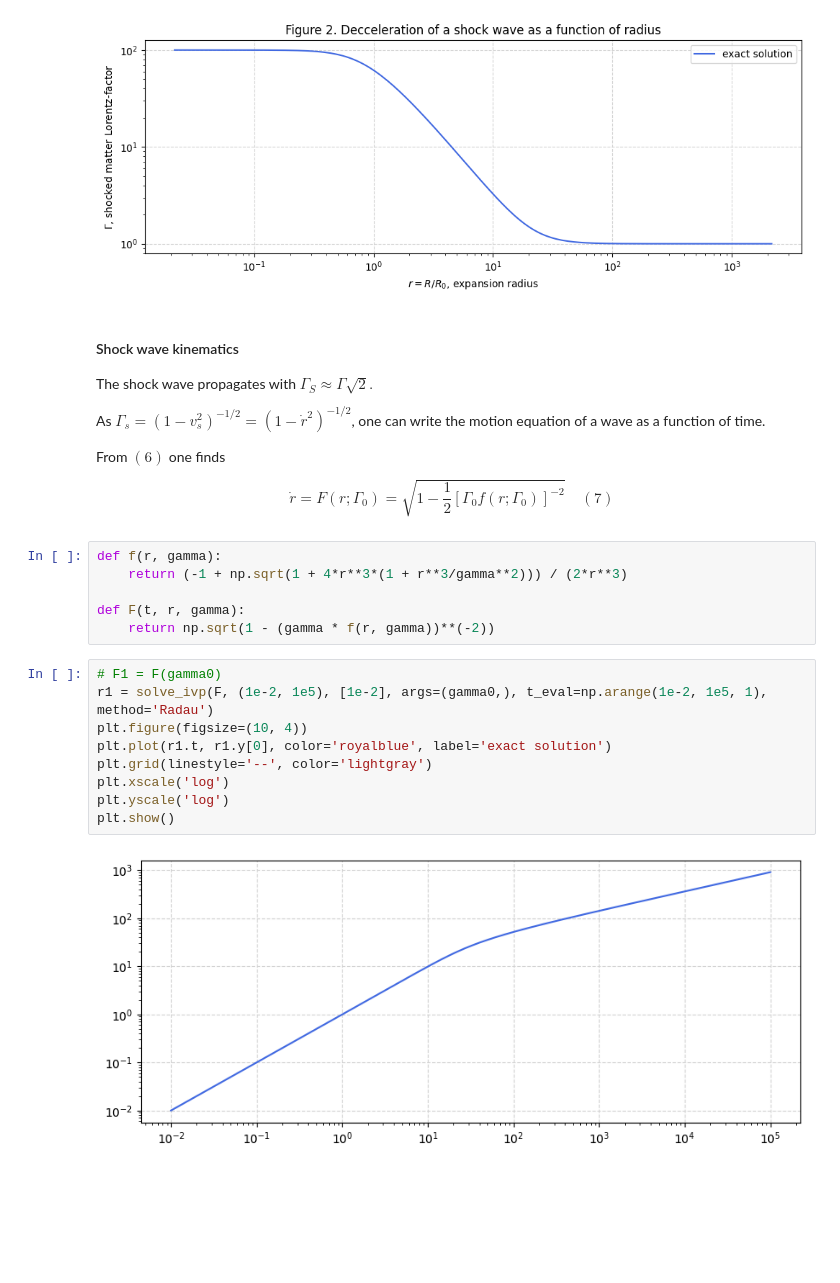
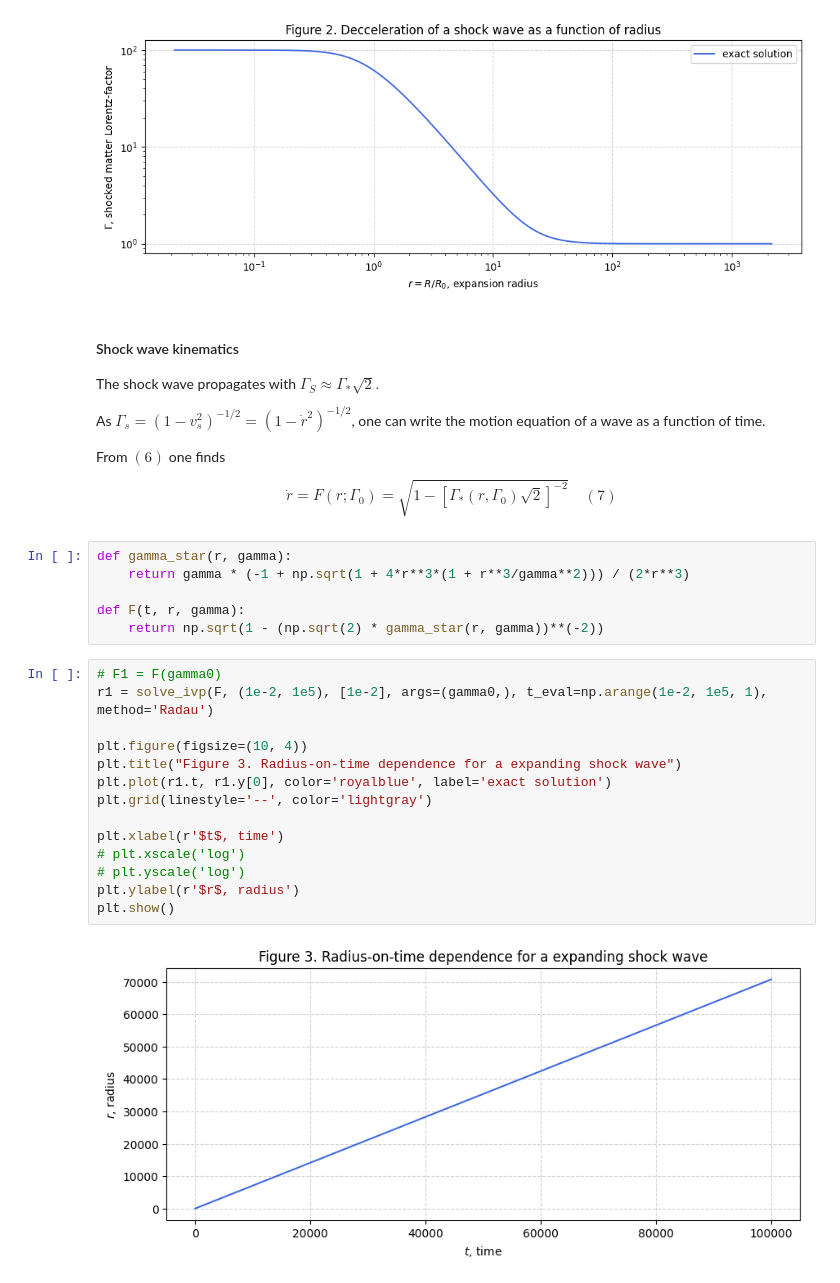
Before and after one commit to KleimenovM/GRBRemnant, a Jupyter notebook: Kleimenov_Schwenkreis_-_Gamma-ray_birsts.ipynb, the cells around one changed output. Saved outputs shown, nothing was run; the diff lists cells and outputs as text; blank space fills up the shorter version.

```diff
--- a/Kleimenov_Schwenkreis_-_Gamma-ray_birsts.ipynb
+++ b/Kleimenov_Schwenkreis_-_Gamma-ray_birsts.ipynb
@@ -177,27 +177,32 @@ plt.show()
 # %% [markdown]
 #### Shock wave kinematics
 
-The shock wave propagates with $\Gamma_S \approx \Gamma\sqrt{2}. $
+The shock wave propagates with $\Gamma_S \approx \Gamma_*\sqrt{2}. $
 
 As $ \Gamma_s = (1 - v_s^2)^{-1/2} = (1 - \dot{r}^2)^{-1/2}$, one can write the motion equation of a wave as a function of time.
 
 From $(6)$ one finds
 
-$$ \dot{r} = F(r; \Gamma_0) = \sqrt{1 - \frac{1}{2}[\Gamma_0 f(r; \Gamma_0)]^{-2}} \quad (7) $$
+$$ \dot{r} = F(r; \Gamma_0) = \sqrt{1 - \left[\Gamma_*(r, \Gamma_0)\sqrt{2}\right]^{-2}} \quad (7) $$
 # %%
-def f(r, gamma):
-    return (-1 + np.sqrt(1 + 4*r**3*(1 + r**3/gamma**2))) / (2*r**3)
+def gamma_star(r, gamma):
+    return gamma * (-1 + np.sqrt(1 + 4*r**3*(1 + r**3/gamma**2))) / (2*r**3)
 
 def F(t, r, gamma):
-    return np.sqrt(1 - (gamma * f(r, gamma))**(-2))
+    return np.sqrt(1 - (np.sqrt(2) * gamma_star(r, gamma))**(-2))
 # %%
 # F1 = F(gamma0)
 r1 = solve_ivp(F, (1e-2, 1e5), [1e-2], args=(gamma0,), t_eval=np.arange(1e-2, 1e5, 1), method='Radau')
+
 plt.figure(figsize=(10, 4))
+plt.title("Figure 3. Radius-on-time dependence for a expanding shock wave")
 plt.plot(r1.t, r1.y[0], color='royalblue', label='exact solution')
 plt.grid(linestyle='--', color='lightgray')
-plt.xscale('log')
-plt.yscale('log')
+
+plt.xlabel(r'$t$, time')
+# plt.xscale('log')
+# plt.yscale('log')
+plt.ylabel(r'$r$, radius')
 plt.show()
 # %% [output]
-[figure, old version]
+[figure, new version]
```
Also changed, not shown: parts of 3 cells of this notebook.
